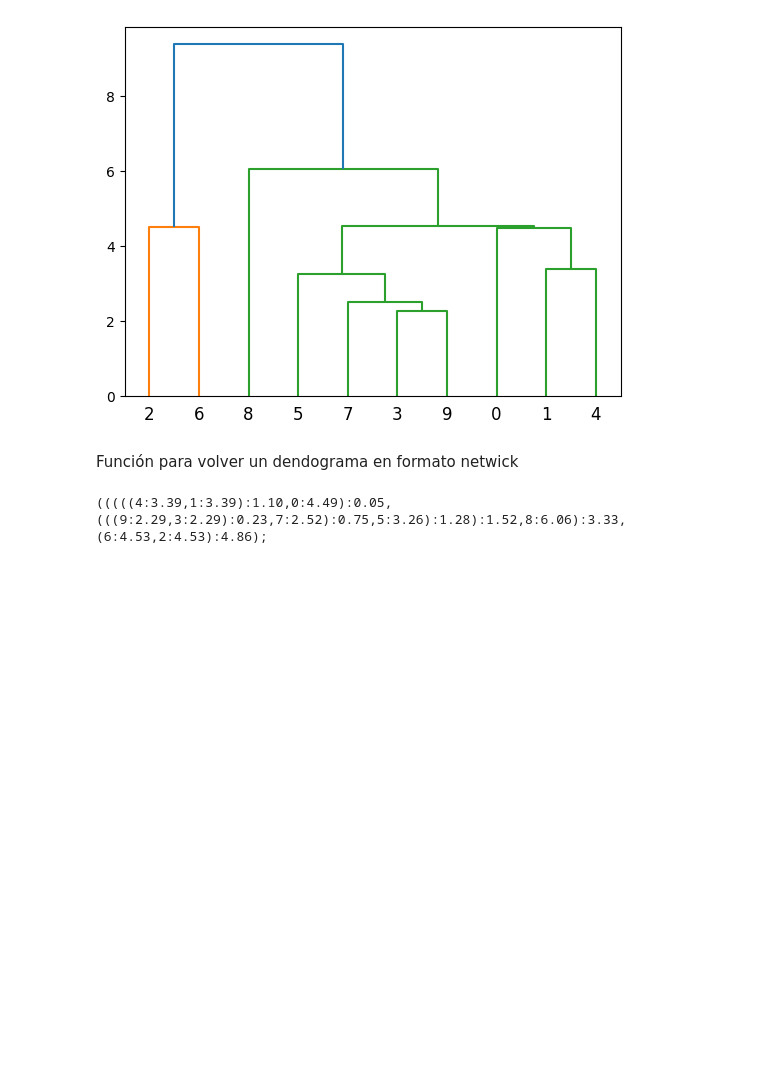
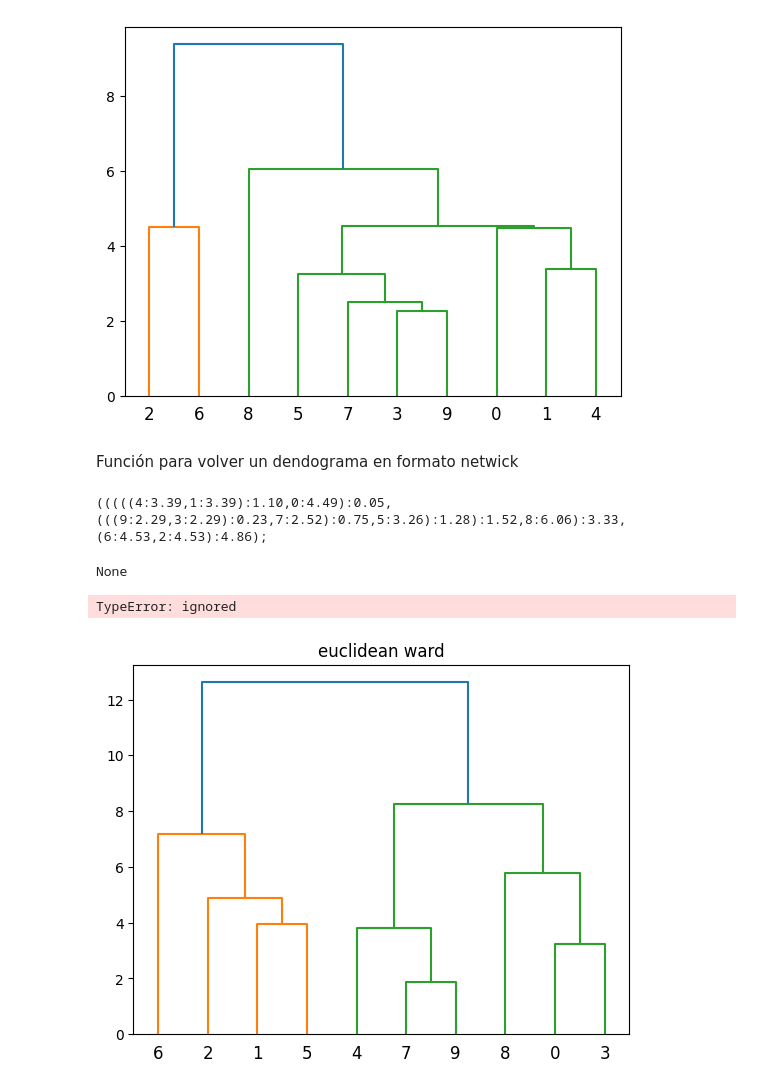
Before and after one commit to Gennifer2001/tesis, a Jupyter notebook: Tésisjejejejejejejejej.ipynb, the cells around one changed output. Drawn from its saved outputs; the diff is of its cells as text; code cells hidden in the pictures; blank space fills up the shorter version.

```diff
--- a/Tésisjejejejejejejejej.ipynb
+++ b/Tésisjejejejejejejejej.ipynb
@@ -406,4 +406,38 @@ Number_elements = 10
 idx = [0,1,2,3,4,5,6,7,8,9,10]
 dataset_t = dfprueba
 L = []
-find_all_dendrograms(L, idx, 'manhattan', 'ward')
+x = find_all_dendrograms(L, idx, 'manhattan', 'ward')
+print(x)
+# %% [output]
+None
+# %%
+method = 'ward'
+metric = 'euclidean'
+data_labels = [0,1,2,3,4,5,6,7,8,9]
+
+cur = dataset_t.iloc[:, idx]  #selecciona las variables de la data
+current_data_values = pdist(cur)  #hace las distancias
+
+if ((method == 'ward' or method == 'centroid') and metric == 'euclidean'):
+  den_cur = linkage(cur, metric=metric, method=method)  #hace el dondrogr
+  cur_tree = dendrogram(den_cur, labels=list(data_labels)) #plot del dendro
+  root_node, nodelist = hierarchy.to_tree(den_cur, rd=True)  #root
+
+name_fig, name_plot = "", ""
+name_fig += metric + "_" + method + ".png"
+name_plot += metric + " " + method
+
+    # matplotlib.pyplot.gcf()
+
+plt.title(name_plot)
+    #IMPORTANTE: convierte en phylo a partir de haber convertido en newick con Go()
+cur_dendro_string = go(root_node, Number_elements)
+handle = StringIO(cur_dendro_string)
+tree = Phylo.read(handle, "newick")
+L.append(tree) #?? (consensus tree??)
+
+plt.savefig(name_fig)
+plt.clf()
+# %% [output]
+TypeError: ignored
+[figure, added]
```
